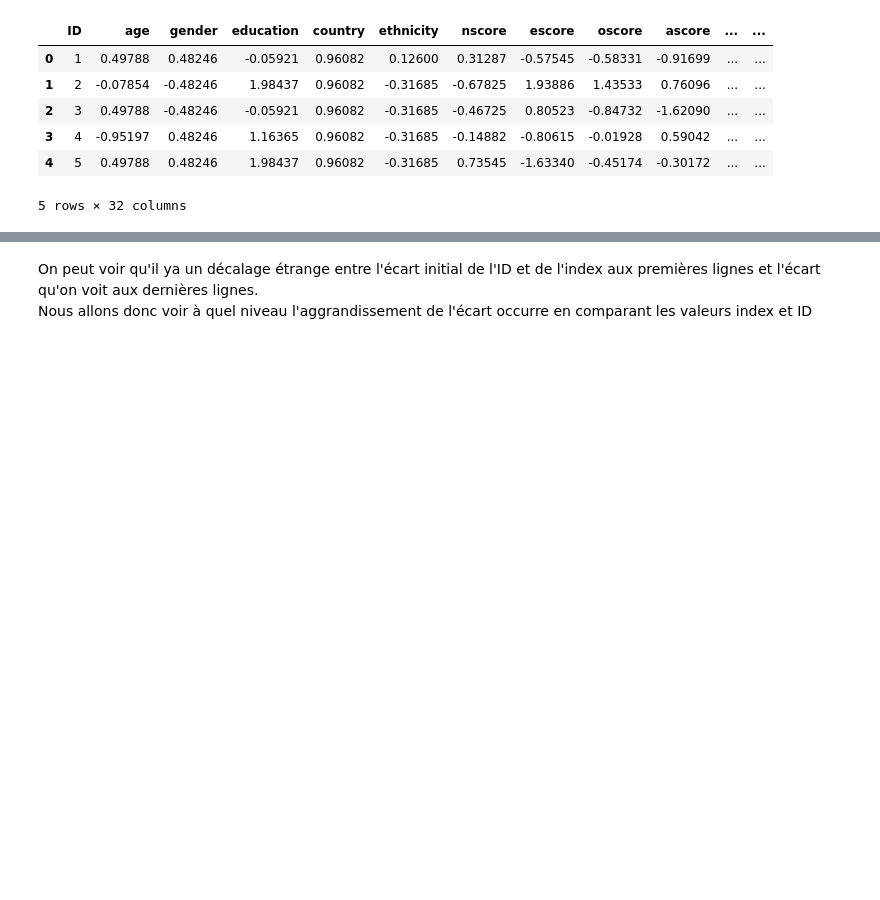
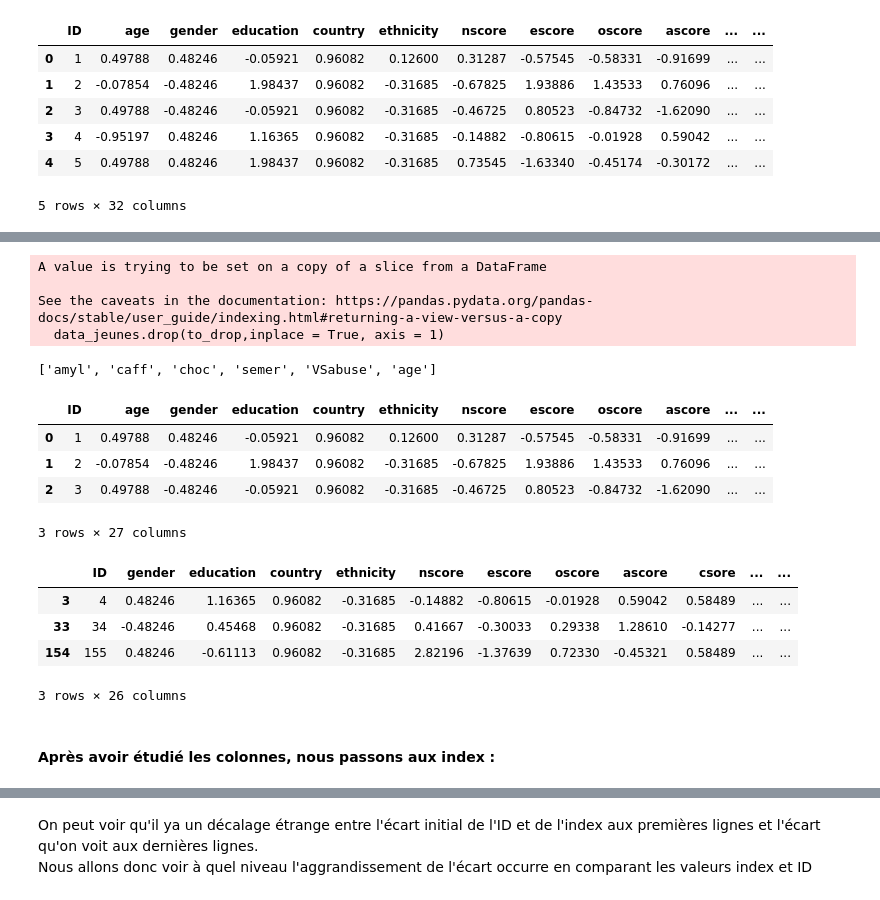
Before and after one commit to RayaneBDJ/Data-Analysis, a Jupyter notebook: FinalTP.ipynb, the cells around one changed output, grey strips where cells are left out. Cells and saved outputs as stored; diff of their text form; code cells hidden in the pictures; blank space fills up the shorter version.

```diff
--- a/FinalTP.ipynb
+++ b/FinalTP.ipynb
@@ -174,0 +499,12 @@ Nous vérifierons que la première ligne reste la première ligne et que la dern
+# %%
+# les colonnes 'profil' sont toutes plus ou moins utiles à part 'ID'
+# qui nous sert plus à identifier chaque ligne quelque soit le changement fait sur les index
+
+# les colonnes 'perso
+
+# les colonnes 'drogues' ne sont pas toutes utiles
+
+#
+to_drop.extend(drugs_drop_NoDangerous) # pas d'intérêt dans la problématique
+# %%
+data.drop(to_drop,inplace = True, axis = 1)
@@ -175,3 +513,31 @@ Nous vérifierons que la première ligne reste la première ligne et que la dern
+# %%
+data_jeunes.drop(to_drop,inplace = True, axis = 1)
+# on drop age dans ce jeu de données mais pas dans le 1er comme la colonne n'a qu'une seule valeur unique
+# %% [output]
+A value is trying to be set on a copy of a slice from a DataFrame
+
+See the caveats in the documentation: https://pandas.pydata.org/pandas-docs/stable/user_guide/indexing.html#returning-a-view-versus-a-copy
+  data_jeunes.drop(to_drop,inplace = True, axis = 1)
+# %%
+to_drop
+# %% [output]
+['amyl', 'caff', 'choc', 'semer', 'VSabuse', 'age']
+# %%
+display(data.head(3))
+display(data_jeunes.head(3))
+# %% [output]
+|  | ID | age | gender | education | country | ethnicity | nscore | escore | oscore | ascore | ... | ... |
+| 0 | 1 | 0.49788 | 0.48246 | -0.05921 | 0.96082 | 0.12600 | 0.31287 | -0.57545 | -0.58331 | -0.91699 | ... | ... |
+| 1 | 2 | -0.07854 | -0.48246 | 1.98437 | 0.96082 | -0.31685 | -0.67825 | 1.93886 | 1.43533 | 0.76096 | ... | ... |
+| 2 | 3 | 0.49788 | -0.48246 | -0.05921 | 0.96082 | -0.31685 | -0.46725 | 0.80523 | -0.84732 | -1.62090 | ... | ... |
+3 rows × 27 columns
+|  | ID | gender | education | country | ethnicity | nscore | escore | oscore | ascore | csore | ... | ... |
+| 3 | 4 | 0.48246 | 1.16365 | 0.96082 | -0.31685 | -0.14882 | -0.80615 | -0.01928 | 0.59042 | 0.58489 | ... | ... |
+| 33 | 34 | -0.48246 | 0.45468 | 0.96082 | -0.31685 | 0.41667 | -0.30033 | 0.29338 | 1.28610 | -0.14277 | ... | ... |
+| 154 | 155 | 0.48246 | -0.61113 | 0.96082 | -0.31685 | 2.82196 | -1.37639 | 0.72330 | -0.45321 | 0.58489 | ... | ... |
+3 rows × 26 columns
+# %% [markdown]
+#### Après avoir étudié les colonnes, nous passons aux index :
 # %%
 first_row = data.iloc[0]
 last_row = data.iloc[-1]
```
Also changed, not shown: parts of 113 cells of this notebook, 2 other files.
